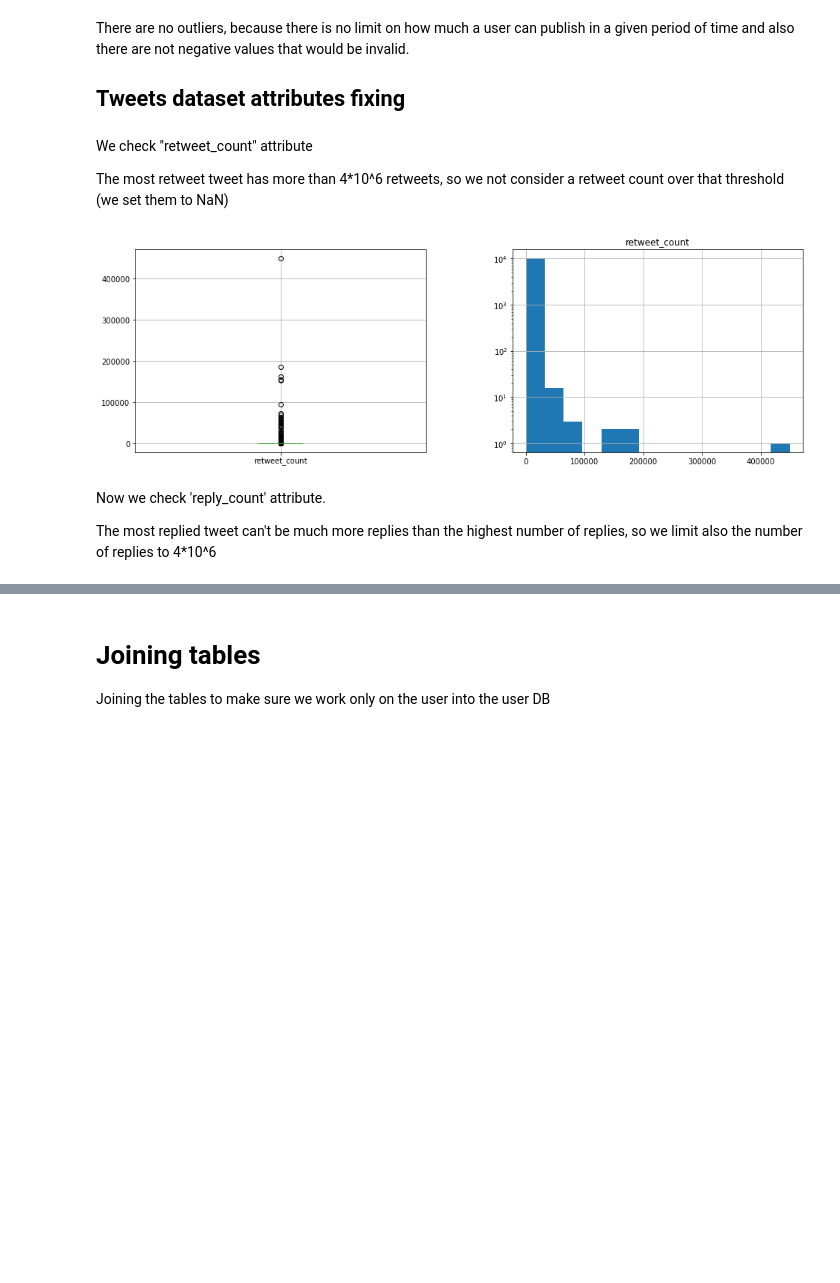
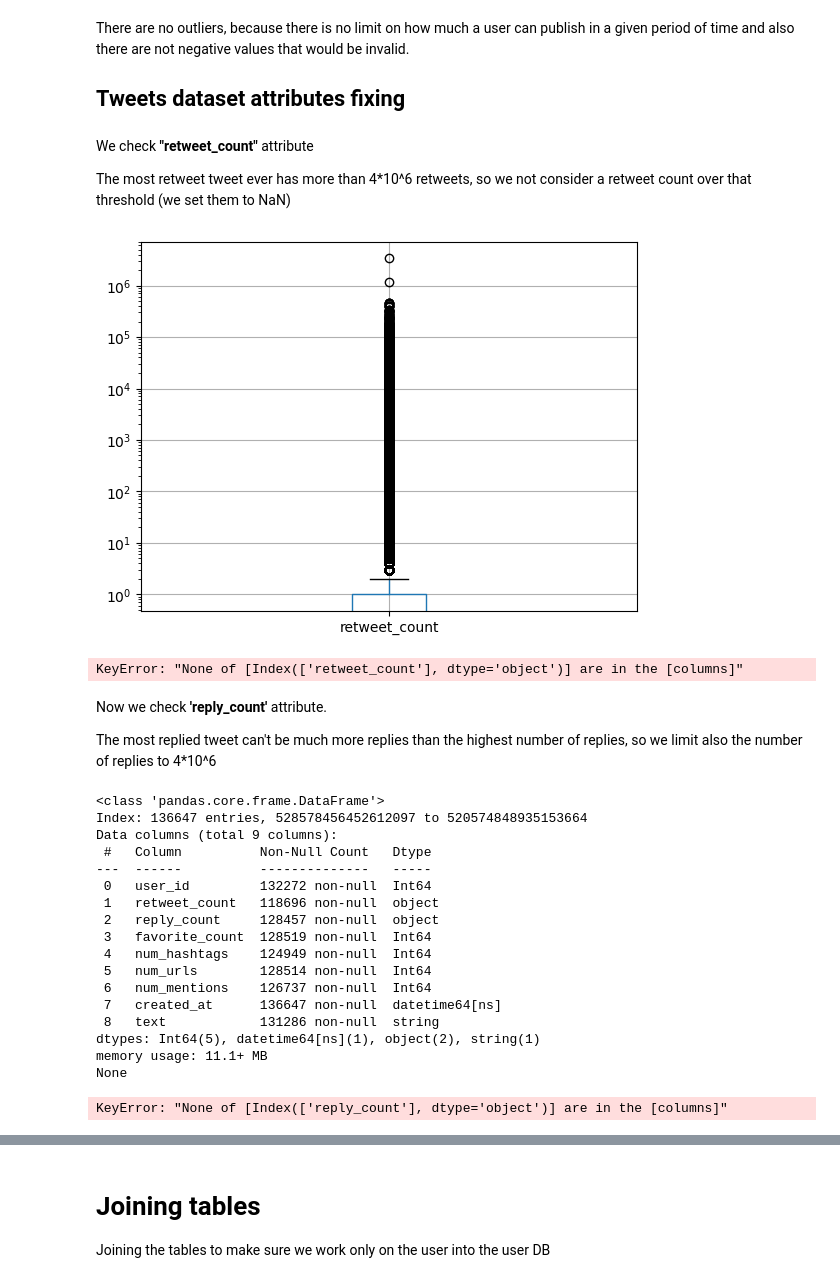
Before and after one commit to alessandrocubic/Unipi-Data-Mining-project-AY-22-23, a Jupyter notebook: data_understanding_ordered.ipynb, the cells around one changed output, grey strips where cells are left out. Drawn from its saved outputs; the diff is of its cells as text; code cells hidden in the pictures; blank space fills up the shorter version.

Commit message:
finished manage NAN, added all plt.show, found bugs in duplicates and attr fixing

```diff
--- a/data_understanding_ordered.ipynb
+++ b/data_understanding_ordered.ipynb
@@ -20,7 +20,7 @@ def mr_bins(number_of_samples):
 # %% [markdown]
 Then we load the datasets
 # %%
-df_tweets_sample = pd.read_csv('./dataset/tweets.csv', sep=',', index_col=0)  # load tweets
+df_tweets_sample = pd.read_csv('./dataset/tweets_sample.csv', sep=',', index_col=0)  # load tweets
 df_users = pd.read_csv('./dataset/users.csv', sep=',', index_col=0)  # load users
 # %%
 df_users.info()
@@ -292,6 +296,5 @@ for col_name in df_tweets_sample.iloc[:, : 7]:
 Cast text column to string and created_at to DateTime in df_tweets
 # %%
 df_tweets_sample.text = df_tweets_sample.text.astype('string')
-df_tweets_sample.created_at = pd.to_datetime(df_tweets_sample.created_at, errors='coerce') #The invalid dates are set to NaT
-
-df_tweets_sample.info()
+df_tweets_sample.created_at = pd.to_datetime(
+    df_tweets_sample.created_at, errors='coerce') #The invalid dates are set to NaT
@@ -350,20 +352,62 @@ There are no outliers, because there is no limit on how much a user can publish
 
 ## Tweets dataset attributes fixing
 # %% [markdown]
-We check "retweet_count" attribute
+We check **"retweet_count"** attribute
 
-The most retweet tweet has more than 4*10^6 retweets, so we not consider a retweet count over that threshold (we set them to NaN)
+The most retweet tweet ever has more than 4*10^6 retweets, so we not consider a retweet count over that threshold (we set them to NaN)
+# %%
+df_tweets_sample.boxplot(column="retweet_count")
+plt.yscale('log')
+plt.show()
+# %% [output]
+[figure, added]
+# %%
+max_retweets = 4*10^6
+df_tweets_sample.retweet_count = df_tweets_sample.retweet_count.apply(
+    # IN TUTTI QUESTI DA AGGIUNGERE CHECK X<0 E X NOT NAN
+    lambda x:x if not pd.isna(x) and x < max_retweets and x >= 0 else pd.NA)
+
+#IL LAMBDA CAMBIA IL TIPO: DA INT64 A OBJECT!!!
+#PER QUESTO IL BOXPLOT NON VA
+#PROBABILMENTE VA FATTA LA APPLY SPECIFICANDO axis=1 COME IN MANAGE NAN (?)
+
+# Then we display the boxplot
+df_tweets_sample.boxplot(column="retweet_count")
+plt.yscale('log')
+plt.show()
+# %% [output]
+KeyError: "None of [Index(['retweet_count'], dtype='object')] are in the [columns]"
+# %% [markdown]
+Now we check **'reply_count'** attribute.
+
+The most replied tweet can't be much more replies than the highest number of replies, so we limit also the number of replies to 4*10^6
 # %%
-max_retweets = 4*10^6
-df_tweets_sample.retweet_count = df_tweets_sample.retweet_count.apply(lambda x: x if x < max_retweets else pd.NA)
+max_replies = 4*10^6
+df_tweets_sample.reply_count = df_tweets_sample.reply_count.apply(
+    lambda x: x if not pd.isna(x) and x < max_replies and x >= 0 else x)
+
+print(df_tweets_sample.info())
 
 # Then we display the boxplot
-fig, ax = plt.subplots(1, 1, figsize=(16, 5))
-df_tweets_sample.boxplot(column="retweet_count", ax=ax)
-fig.subplots_adjust(wspace=0.3)
+df_tweets_sample.boxplot(column="reply_count")
+plt.yscale('log')
+plt.show()
 # %% [output]
-[figure, removed]
+<class 'pandas.core.frame.DataFrame'>
+Index: 136647 entries, 528578456452612097 to 520574848935153664
+Data columns (total 9 columns):
+ #   Column          Non-Null Count   Dtype
+---  ------          --------------   -----
+ 0   user_id         132272 non-null  Int64
+ 1   retweet_count   118696 non-null  object
+ 2   reply_count     128457 non-null  object
+ 3   favorite_count  128519 non-null  Int64
+ 4   num_hashtags    124949 non-null  Int64
+ 5   num_urls        128514 non-null  Int64
+ 6   num_mentions    126737 non-null  Int64
+ 7   created_at      136647 non-null  datetime64[ns]
+ 8   text            131286 non-null  string
+dtypes: Int64(5), datetime64[ns](1), object(2), string(1)
+memory usage: 11.1+ MB
+None
+KeyError: "None of [Index(['reply_count'], dtype='object')] are in the [columns]"
-# %% [markdown]
-Now we check 'reply_count' attribute.
-
-The most replied tweet can't be much more replies than the highest number of replies, so we limit also the number of replies to 4*10^6
```
Also changed, not shown: parts of 63 cells of this notebook.
